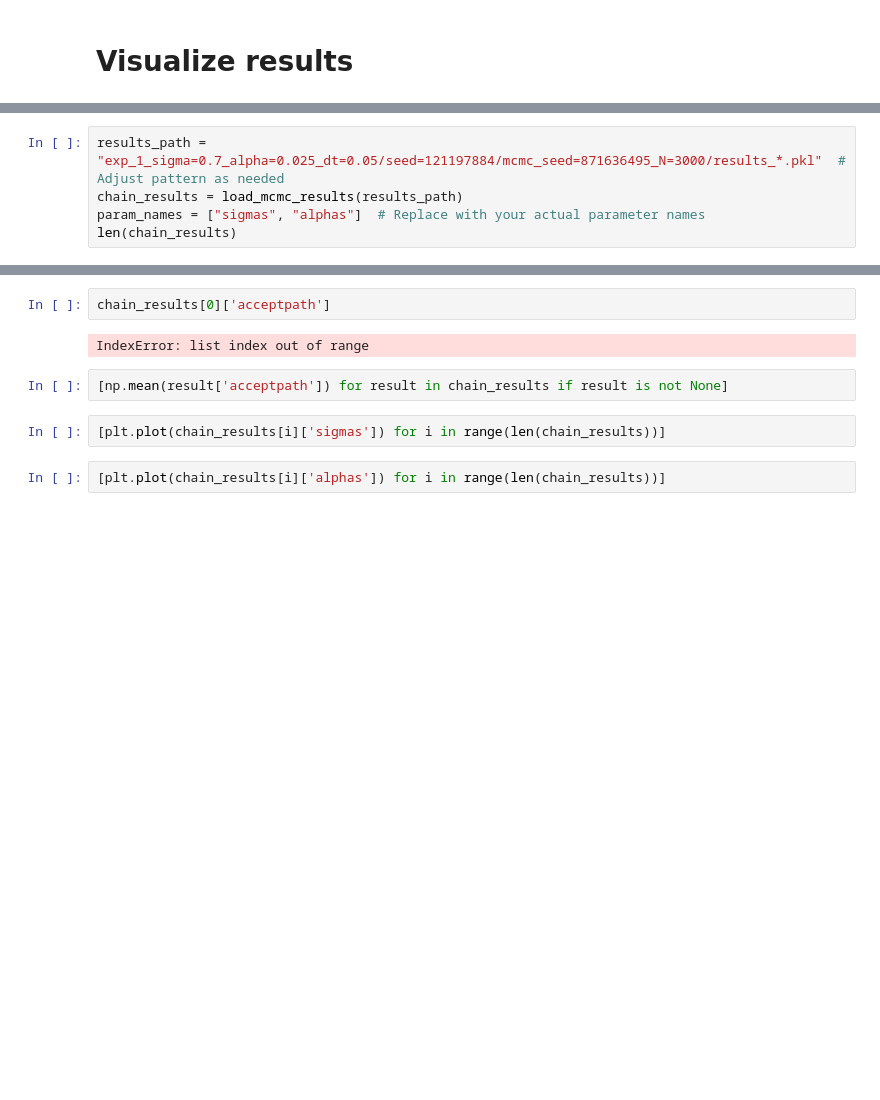
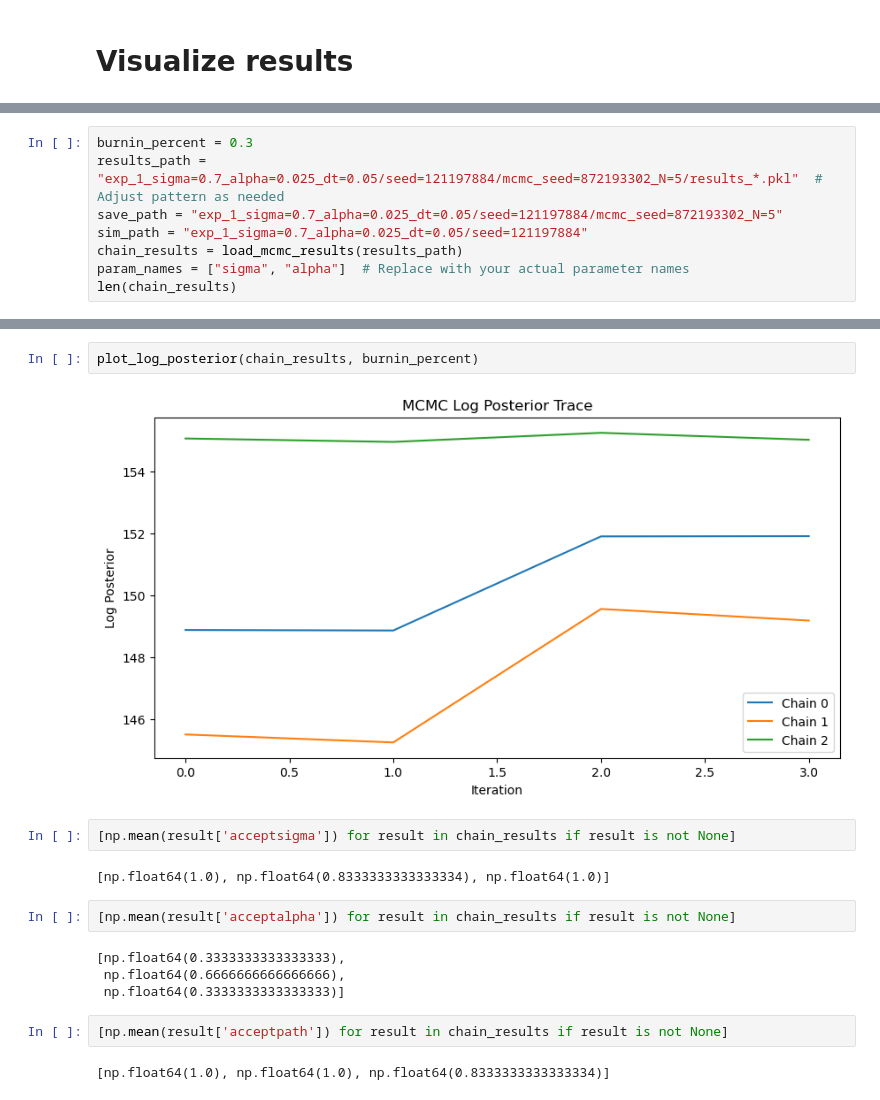
Before and after one commit to sofiastroustrup/SPMS, a Jupyter notebook: experiments/comparison/infer_posterior.ipynb, the cells around one changed output, grey strips where cells are left out. Saved outputs shown, nothing was run; the diff lists cells and outputs as text; blank space fills up the shorter version.

```diff
--- a/experiments/comparison/infer_posterior.ipynb
+++ b/experiments/comparison/infer_posterior.ipynb
@@ -171,6 +363,9 @@ def load_mcmc_results(filepath_pattern):
 # %%
-results_path = "exp_1_sigma=0.7_alpha=0.025_dt=0.05/seed=121197884/mcmc_seed=871636495_N=3000/results_*.pkl"  # Adjust pattern as needed
+burnin_percent = 0.3
+results_path = "exp_1_sigma=0.7_alpha=0.025_dt=0.05/seed=121197884/mcmc_seed=872193302_N=5/results_*.pkl"  # Adjust pattern as needed
+save_path = "exp_1_sigma=0.7_alpha=0.025_dt=0.05/seed=121197884/mcmc_seed=872193302_N=5"
+sim_path = "exp_1_sigma=0.7_alpha=0.025_dt=0.05/seed=121197884"
 chain_results = load_mcmc_results(results_path)
-param_names = ["sigmas", "alphas"]  # Replace with your actual parameter names
+param_names = ["sigma", "alpha"]  # Replace with your actual parameter names
 len(chain_results)
 # %% [output]
@@ -178,10 +376,18 @@ len(chain_results)
-# %%
-chain_results[0]['acceptpath']
-# %% [output]
-IndexError: list index out of range
+# %%
+plot_log_posterior(chain_results, burnin_percent)
+# %% [output]
+[figure, added]
+# %%
+[np.mean(result['acceptsigma']) for result in chain_results if result is not None]
+# %% [output]
+[np.float64(1.0), np.float64(0.8333333333333334), np.float64(1.0)]
+# %%
+[np.mean(result['acceptalpha']) for result in chain_results if result is not None]
+# %% [output]
+[np.float64(0.3333333333333333),
+ np.float64(0.6666666666666666),
+ np.float64(0.3333333333333333)]
 # %%
 [np.mean(result['acceptpath']) for result in chain_results if result is not None]
+# %% [output]
+[np.float64(1.0), np.float64(1.0), np.float64(0.8333333333333334)]
-# %%
-[plt.plot(chain_results[i]['sigmas']) for i in range(len(chain_results))]
-# %%
-[plt.plot(chain_results[i]['alphas']) for i in range(len(chain_results))]
```
Also changed, not shown: parts of 19 cells of this notebook, 56 other files.
